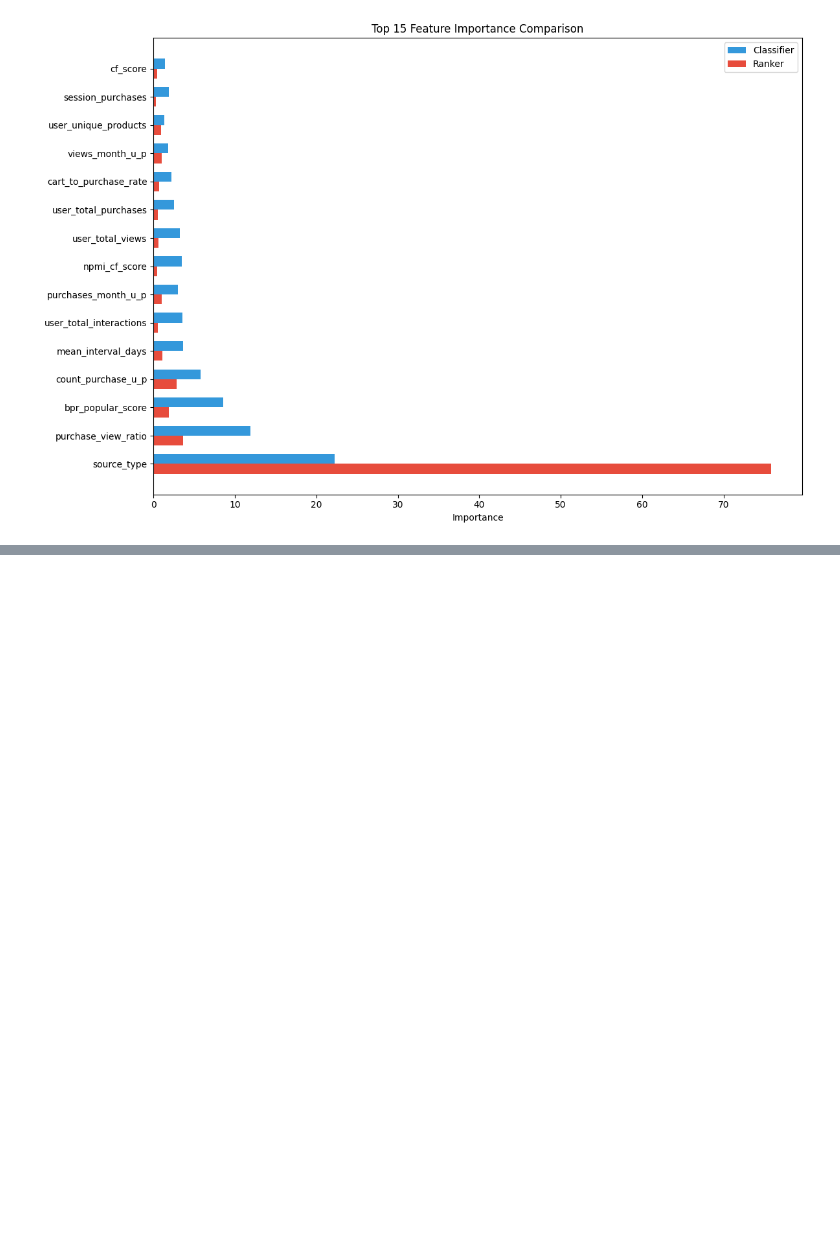
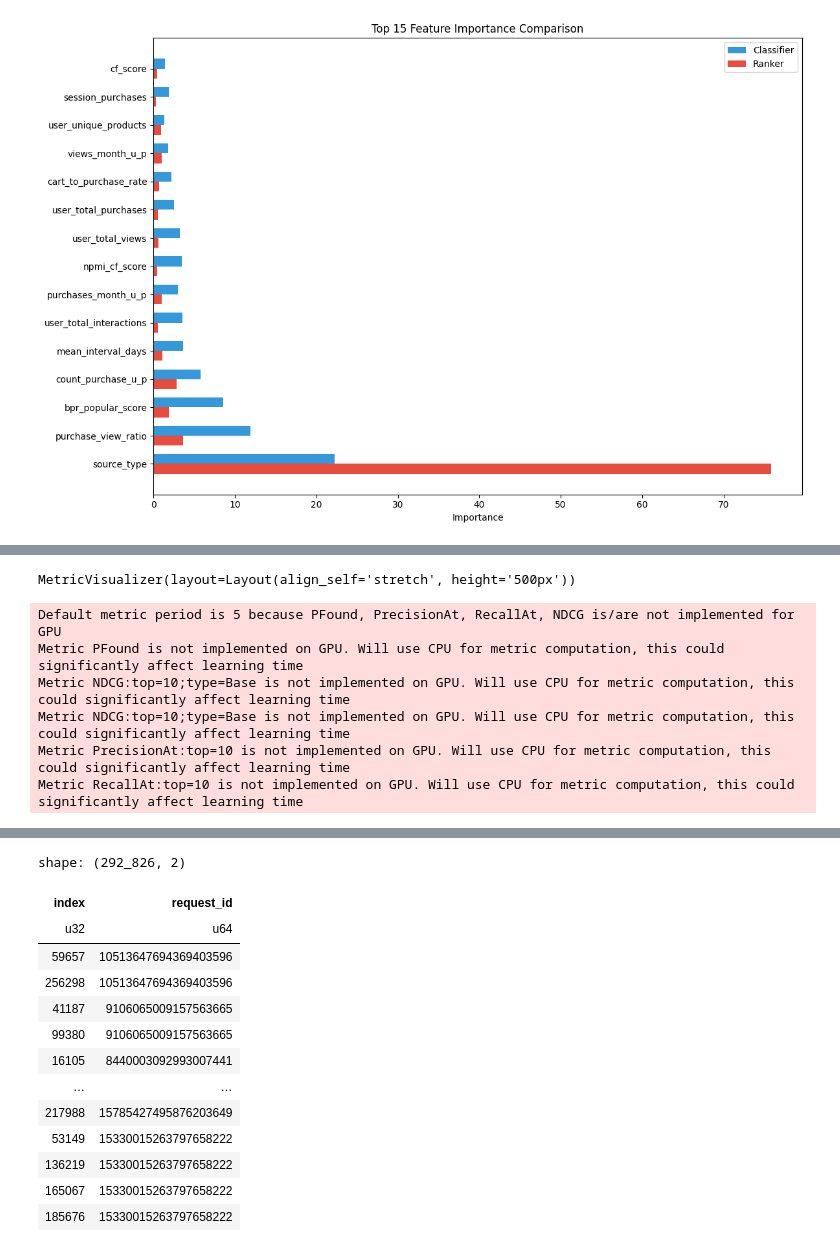
Before and after one commit to almayor/lavka-rs-contest, a Jupyter notebook: full_experiment.ipynb, the cells around one changed output, grey strips where cells are left out. Drawn from its saved outputs; the diff is of its cells as text; code cells hidden in the pictures; blank space fills up the shorter version.

Commit message:
full experiment w text fetures (no user-item)

```diff
--- a/full_experiment.ipynb
+++ b/full_experiment.ipynb
@@ -465,0 +468,24 @@ Top 20 Features by Average Importance:
+# %%
+ranker_experiment = Experiment("catboost_ranker", (Config
+    .load('default_config.yaml')
+    .set('model.type', 'catboost_ranker')
+    .set('model.config.catboost_ranker.iterations', 300)
+    .set('target', 'Weighted')
+))
+
+# Setup and run
+ranker_experiment.setup()
+ranker_results = ranker_experiment.run()
+
+# Print metrics
+print(f"\nCatBoost Ranker Results:")
+for metric, value in ranker_results['metrics'].items():
+    print(f"  {metric}: {value:.6f}")
+
+# Print feature importance
+if 'feature_importance' in ranker_results:
+    print("\nTop 10 Important Features:")
+    top_features = sorted(ranker_results['feature_importance'].items(),
+                        key=lambda x: x[1], reverse=True)[:10]
+    for feature, importance in top_features:
+        print(f"  {feature}: {importance:.6f}")
@@ -465,0 +572,3 @@ Top 20 Features by Average Importance:
+# %%
+ranker_experiment.create_submission()
+# %% [output]
@@ -465,0 +589,7 @@ Top 20 Features by Average Importance:
+MetricVisualizer(layout=Layout(align_self='stretch', height='500px'))
+Default metric period is 5 because PFound, PrecisionAt, RecallAt, NDCG is/are not implemented for GPU
+Metric PFound is not implemented on GPU. Will use CPU for metric computation, this could significantly affect learning time
+Metric NDCG:top=10;type=Base is not implemented on GPU. Will use CPU for metric computation, this could significantly affect learning time
+Metric NDCG:top=10;type=Base is not implemented on GPU. Will use CPU for metric computation, this could significantly affect learning time
+Metric PrecisionAt:top=10 is not implemented on GPU. Will use CPU for metric computation, this could significantly affect learning time
+Metric RecallAt:top=10 is not implemented on GPU. Will use CPU for metric computation, this could significantly affect learning time
@@ -465,0 +617,14 @@ Top 20 Features by Average Importance:
+shape: (292_826, 2)
+| index | request_id |
+| u32 | u64 |
+| 59657 | 10513647694369403596 |
+| 256298 | 10513647694369403596 |
+| 41187 | 9106065009157563665 |
+| 99380 | 9106065009157563665 |
+| 16105 | 8440003092993007441 |
+| … | … |
+| 217988 | 15785427495876203649 |
+| 53149 | 15330015263797658222 |
+| 136219 | 15330015263797658222 |
+| 165067 | 15330015263797658222 |
+| 185676 | 15330015263797658222 |
```
Also changed, not shown: parts of 4 cells of this notebook.
